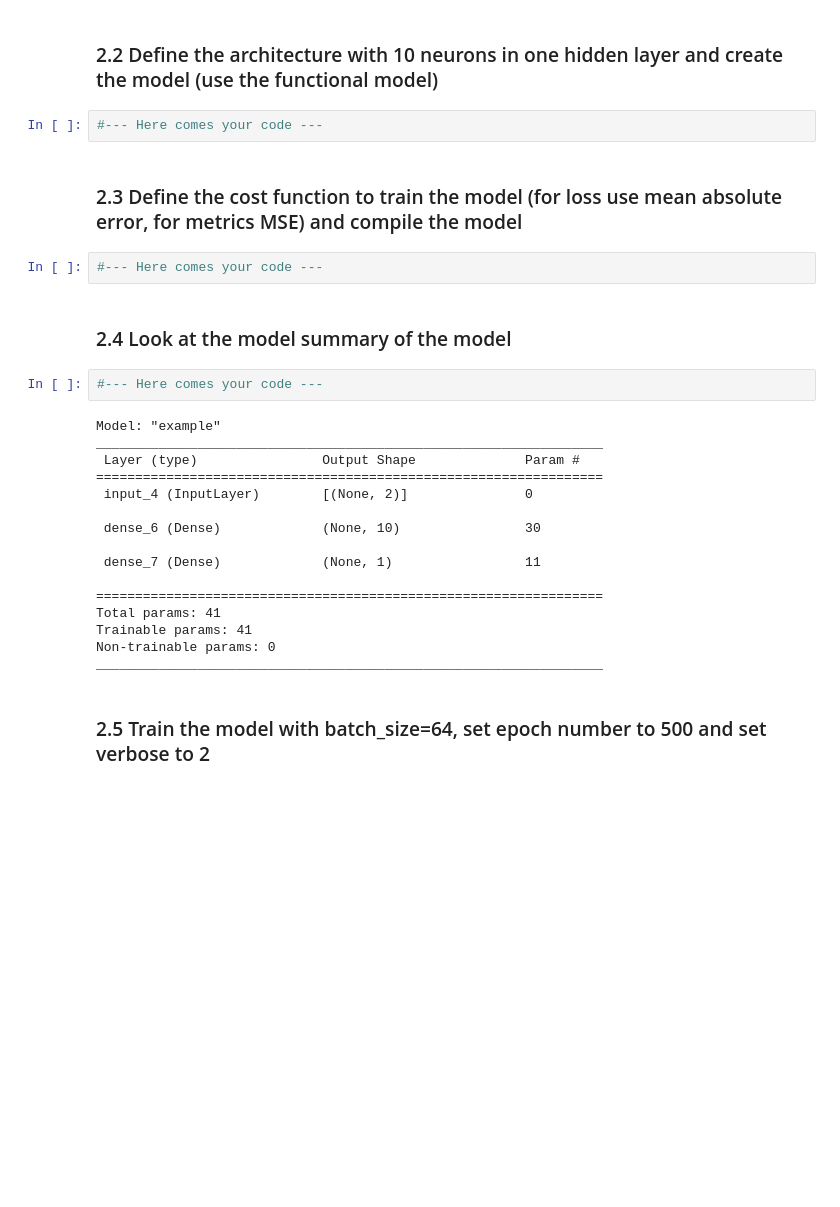
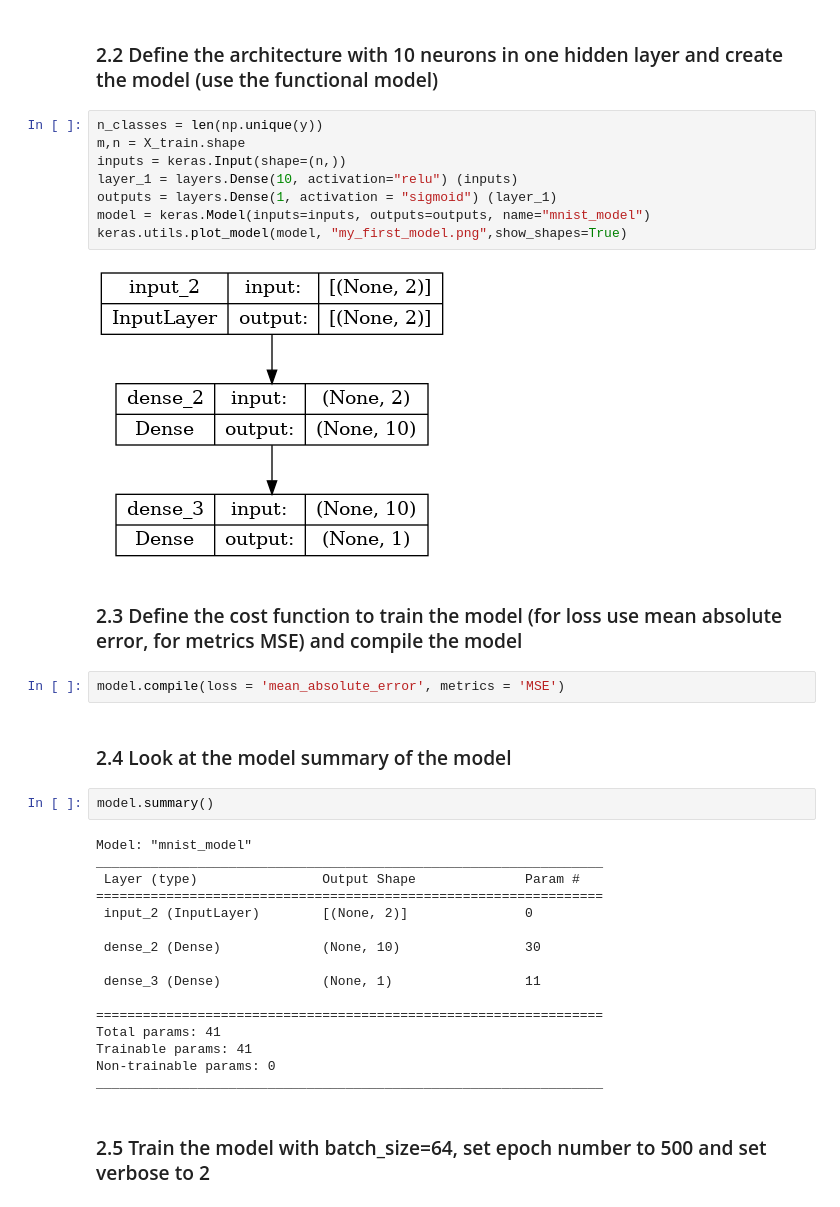
Before and after one commit to Oscilous/SDU-IML, a Jupyter notebook: 6. Neural Network MLP/Exercise6.ipynb, the cells around one changed output. Drawn from its saved outputs; the diff is of its cells as text; blank space fills up the shorter version.

```diff
--- a/6. Neural Network MLP/Exercise6.ipynb
+++ b/6. Neural Network MLP/Exercise6.ipynb
@@ -204,25 +176,33 @@ print(X)
 # %% [markdown]
 ### 2.2 Define the architecture with 10 neurons in one hidden layer and create the model (use the functional model)
 # %%
-#--- Here comes your code ---
+n_classes = len(np.unique(y))
+m,n = X_train.shape
+inputs = keras.Input(shape=(n,))
+layer_1 = layers.Dense(10, activation="relu") (inputs)
+outputs = layers.Dense(1, activation = "sigmoid") (layer_1)
+model = keras.Model(inputs=inputs, outputs=outputs, name="mnist_model")
+keras.utils.plot_model(model, "my_first_model.png",show_shapes=True)
+# %% [output]
+[figure, added]
 # %% [markdown]
 ### 2.3 Define the cost function to train the model (for loss use mean absolute error, for metrics MSE) and compile the model
 # %%
-#--- Here comes your code ---
+model.compile(loss = 'mean_absolute_error', metrics = 'MSE')
 # %% [markdown]
 ### 2.4 Look at the model summary of the model
 # %%
-#--- Here comes your code ---
+model.summary()
 # %% [output]
-Model: "example"
+Model: "mnist_model"
 _________________________________________________________________
  Layer (type)                Output Shape              Param #
 =================================================================
- input_4 (InputLayer)        [(None, 2)]               0
+ input_2 (InputLayer)        [(None, 2)]               0
 
- dense_6 (Dense)             (None, 10)                30
+ dense_2 (Dense)             (None, 10)                30
 
- dense_7 (Dense)             (None, 1)                 11
+ dense_3 (Dense)             (None, 1)                 11
 
 =================================================================
 Total params: 41
```
Also changed, not shown: parts of 10 cells of this notebook, 1 other file.
